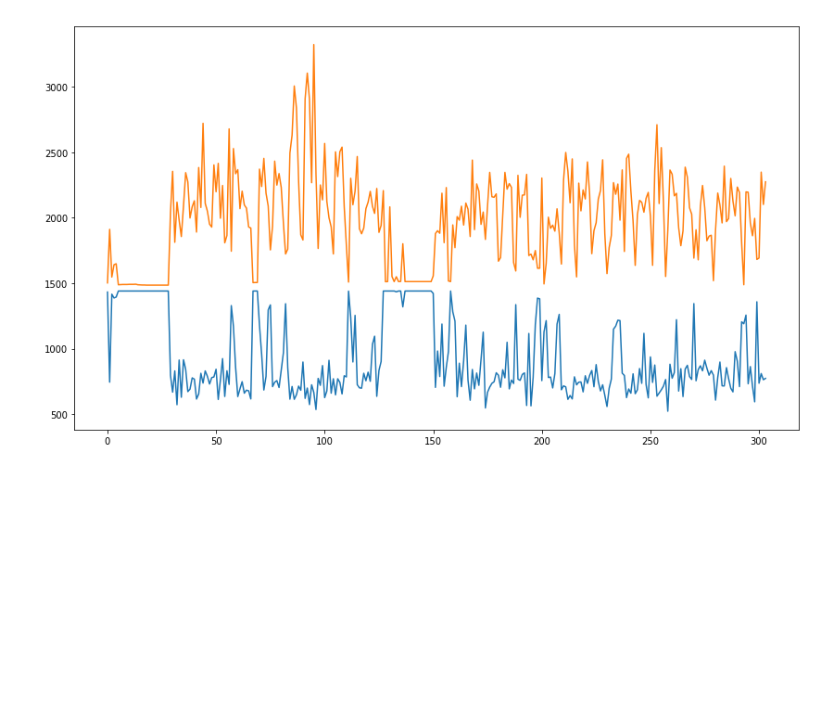
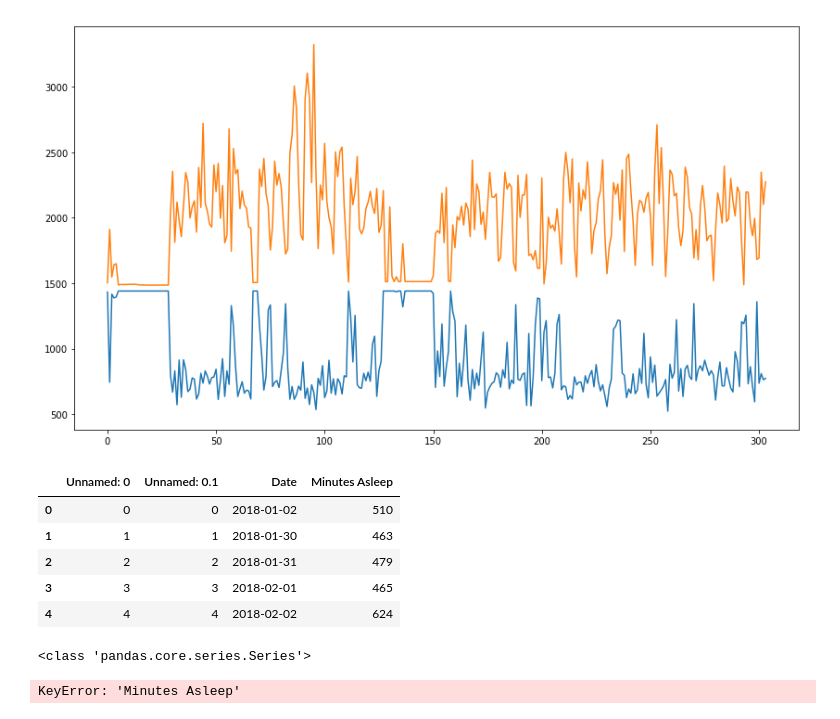
Before and after one commit to CCrisanti/healthhacks2018, a Jupyter notebook: ActivitesDataAcquiring.ipynb, the cells around one changed output. Cells and saved outputs as stored; diff of their text form; code cells hidden in the pictures; blank space fills up the shorter version.

Commit message:
Add a master database

```diff
--- a/ActivitesDataAcquiring.ipynb
+++ b/ActivitesDataAcquiring.ipynb
@@ -140,3 +139,23 @@ fitData['Calories'].plot(figsize = (14, 8))
 # %% [output]
 <matplotlib.axes._subplots.AxesSubplot at 0x...>
 [figure]
+# %%
+sleepData = pd.read_csv('All_sleep_data.csv')
+sleepData.head()
+#sleepData.describe()
+#sleepData.info()
+# %% [output]
+|  | Unnamed: 0 | Unnamed: 0.1 | Date | Minutes Asleep |
+| 0 | 0 | 0 | 2018-01-02 | 510 |
+| 1 | 1 | 1 | 2018-01-30 | 463 |
+| 2 | 2 | 2 | 2018-01-31 | 479 |
+| 3 | 3 | 3 | 2018-02-01 | 465 |
+| 4 | 4 | 4 | 2018-02-02 | 624 |
+# %%
+for sleepRow in sleepData['Date']:
+    masterIndex = pd.Index(MasterDF['Date']).get_loc(sleepRow)
+    print(type(MasterDF['Date']))
+    MasterDF['Minutes Asleep'][masterIndex] = sleepRow
+# %% [output]
+<class 'pandas.core.series.Series'>
+KeyError: 'Minutes Asleep'
```
Also changed, not shown: parts of 4 cells of this notebook, 7 other files.
